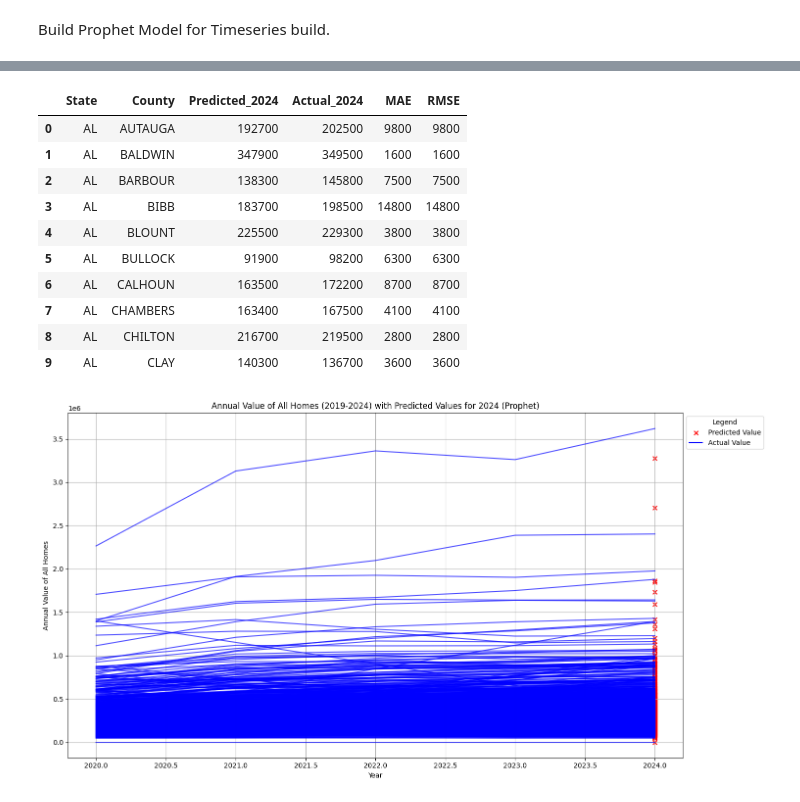
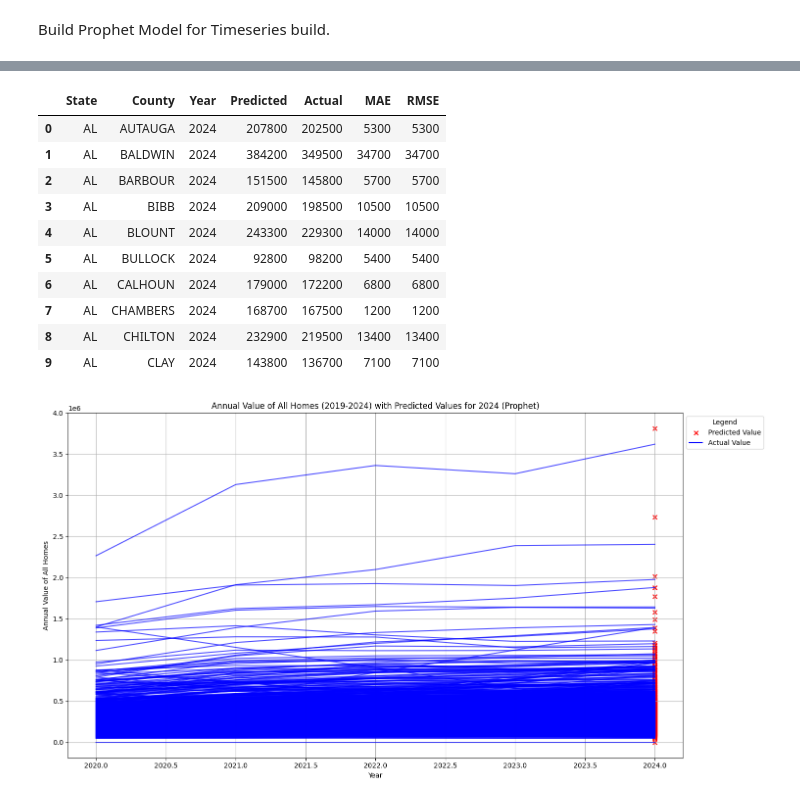
Before and after one commit to KavyaGurram2000/DS_2025_TeamE, a Jupyter notebook: code/TimeSeriesModels_DSCI8950.ipynb, the cells around one changed output, grey strips where cells are left out. Saved outputs shown, nothing was run; the diff lists cells and outputs as text; code cells hidden in the pictures.

```diff
--- a/code/TimeSeriesModels_DSCI8950.ipynb
+++ b/code/TimeSeriesModels_DSCI8950.ipynb
@@ -180,34 +280,32 @@ Overall RMSE: 13370
 Plot the actual vs predicted values
 # %%
 import matplotlib.pyplot as plt
+arima_predict_results_allhomes_df['Type'] = 'Predicted'
 
-# Merge actual values from zhvi_condo_fmt_df and predicted values from arima_predict_results_df
-merged_df = zhvi_condo_fmt_df[['County', 'State', 'Year_Recorded', 'AnnualValue_AllHomes']].copy()
-merged_df['Type'] = 'Actual'
+# Rename columns to match the actual data for concatenation
+arima_predict_results_allhomes_df.rename(columns={'Predicted_2024': 'AnnualValue_AllHomes', 'Year': 'Year_Recorded'}, inplace=True)
 
-# Add predicted values to the merged dataframe
-arima_predict_results_df['Type'] = 'Predicted'
-arima_predict_results_df.rename(columns={'Predicted_2024': 'AnnualValue_AllHomes'}, inplace=True)
-arima_predict_results_df['Year_Recorded'] = 2024  # Ensure the year is set to 2024
+# Filter the predicted data to include only the year 2024
+arima_predict_results_allhomes_df = arima_predict_results_allhomes_df[arima_predict_results_allhomes_df['Year_Recorded'] == 2024]
 
 # Concatenate the actual and predicted data
-plot_df = pd.concat([merged_df, arima_predict_results_df[['County', 'State', 'Year_Recorded', 'AnnualValue_AllHomes', 'Type']]])
+plot_arima_df = pd.concat([merged_df, arima_predict_results_allhomes_df[['County', 'State', 'Year_Recorded', 'AnnualValue_AllHomes', 'Type']]])
 
 # Plot the data
 plt.figure(figsize=(15, 8))
 
 # Plot actual values
-actual_data = plot_df[plot_df['Type'] == 'Actual']
+actual_data = plot_arima_df[plot_arima_df['Type'] == 'Actual']
 for county in actual_data['County'].unique():
     county_data = actual_data[actual_data['County'] == county]
     plt.plot(county_data['Year_Recorded'], county_data['AnnualValue_AllHomes'], color='blue', alpha=0.7)
 
 # Highlight predicted values with a different marker
-predicted_data = plot_df[plot_df['Type'] == 'Predicted']
+predicted_data = plot_arima_df[plot_arima_df['Type'] == 'Predicted']
 plt.scatter(predicted_data['Year_Recorded'], predicted_data['AnnualValue_AllHomes'], color='red', label='Predicted Value', marker='x')
 
 # Add labels and legend
-plt.title('Annual Value of All Homes (2019-2024) with Predicted Values for 2024')
+plt.title('Annual Value of All Homes (2019-2024) with Predicted Values for 2024 (ARIMA)')
 plt.xlabel('Year')
 plt.ylabel('Annual Value of All Homes')
 plt.plot([], [], color='blue', label='Actual Value')  # Add a dummy plot for the legend
@@ -452,54 +794,54 @@ Overall RMSE: 17940
 # %%
-prophet_predict_results_df = prophet_predict_results_df.astype({col: 'int' for col in prophet_predict_results_df.select_dtypes(include=['float64', 'int64']).columns})
-prophet_predict_results_df.head(10)
+prophet_predict_results_allhomes_df = prophet_predict_results_allhomes_df.astype({col: 'int' for col in prophet_predict_results_allhomes_df.select_dtypes(include=['float64', 'int64']).columns})
+prophet_predict_results_allhomes_df.head(10)
 # %% [output]
-|  | State | County | Predicted_2024 | Actual_2024 | MAE | RMSE |
-| 0 | AL | AUTAUGA | 192700 | 202500 | 9800 | 9800 |
-| 1 | AL | BALDWIN | 347900 | 349500 | 1600 | 1600 |
-| 2 | AL | BARBOUR | 138300 | 145800 | 7500 | 7500 |
-| 3 | AL | BIBB | 183700 | 198500 | 14800 | 14800 |
-| 4 | AL | BLOUNT | 225500 | 229300 | 3800 | 3800 |
-| 5 | AL | BULLOCK | 91900 | 98200 | 6300 | 6300 |
-| 6 | AL | CALHOUN | 163500 | 172200 | 8700 | 8700 |
-| 7 | AL | CHAMBERS | 163400 | 167500 | 4100 | 4100 |
-| 8 | AL | CHILTON | 216700 | 219500 | 2800 | 2800 |
-| 9 | AL | CLAY | 140300 | 136700 | 3600 | 3600 |
+|  | State | County | Year | Predicted | Actual | MAE | RMSE |
+| 0 | AL | AUTAUGA | 2024 | 207800 | 202500 | 5300 | 5300 |
+| 1 | AL | BALDWIN | 2024 | 384200 | 349500 | 34700 | 34700 |
+| 2 | AL | BARBOUR | 2024 | 151500 | 145800 | 5700 | 5700 |
+| 3 | AL | BIBB | 2024 | 209000 | 198500 | 10500 | 10500 |
+| 4 | AL | BLOUNT | 2024 | 243300 | 229300 | 14000 | 14000 |
+| 5 | AL | BULLOCK | 2024 | 92800 | 98200 | 5400 | 5400 |
+| 6 | AL | CALHOUN | 2024 | 179000 | 172200 | 6800 | 6800 |
+| 7 | AL | CHAMBERS | 2024 | 168700 | 167500 | 1200 | 1200 |
+| 8 | AL | CHILTON | 2024 | 232900 | 219500 | 13400 | 13400 |
+| 9 | AL | CLAY | 2024 | 143800 | 136700 | 7100 | 7100 |
 # %%
 import matplotlib.pyplot as plt
 
-# Merge actual values from `actual_data` and predicted values from `prophet_predict_results_df`
-merged_prophet_df = actual_data.copy()
-merged_prophet_df['Type'] = 'Actual'
+# Ensure 'Type' column is set to 'Predicted' for Prophet predictions
+prophet_predict_results_allhomes_df['Type'] = 'Predicted'
 
-# Add predicted values to the merged dataframe
-prophet_predict_results_df['Type'] = 'Predicted'
-prophet_predict_results_df.rename(columns={'Predicted_2024': 'AnnualValue_AllHomes'}, inplace=True)
-prophet_predict_results_df['Year_Recorded'] = 2024  # Ensure the year is set to 2024
+# Rename columns to match the actual data for concatenation
+prophet_predict_results_allhomes_df.rename(columns={'Predicted': 'AnnualValue_AllHomes', 'Year': 'Year_Recorded'}, inplace=True)
+
+# Filter the predicted data to include only the year 2024
+prophet_predict_results_allhomes_df = prophet_predict_results_allhomes_df[prophet_predict_results_allhomes_df['Year_Recorded'] == 2024]
 
 # Concatenate the actual and predicted data
-plot_prophet_df = pd.concat([merged_prophet_df, prophet_predict_results_df[['County', 'State', 'Year_Recorded', 'AnnualValue_AllHomes', 'Type']]])
+plot_prophet_df = pd.concat([merged_df, prophet_predict_results_allhomes_df[['County', 'State', 'Year_Recorded', 'AnnualValue_AllHomes', 'Type']]])
 
 # Plot the data
 plt.figure(figsize=(15, 8))
 
 # Plot actual values
 actual_data = plot_prophet_df[plot_prophet_df['Type'] == 'Actual']
 for county in actual_data['County'].unique():
     county_data = actual_data[actual_data['County'] == county]
     plt.plot(county_data['Year_Recorded'], county_data['AnnualValue_AllHomes'], color='blue', alpha=0.7)
 
 # Highlight predicted values with a different marker
 predicted_data = plot_prophet_df[plot_prophet_df['Type'] == 'Predicted']
 plt.scatter(predicted_data['Year_Recorded'], predicted_data['AnnualValue_AllHomes'], color='red', label='Predicted Value', marker='x')
 
 # Add labels and legend
 plt.title('Annual Value of All Homes (2019-2024) with Predicted Values for 2024 (Prophet)')
 plt.xlabel('Year')
 plt.ylabel('Annual Value of All Homes')
 plt.plot([], [], color='blue', label='Actual Value')  # Add a dummy plot for the legend
 plt.legend(loc='upper left', bbox_to_anchor=(1, 1), title='Legend')
 plt.grid(True)
 plt.tight_layout()
 plt.show()
 # %% [output]
-[figure, old version]
+[figure, new version]
```
Also changed, not shown: parts of 25 cells of this notebook, 2 other files.
